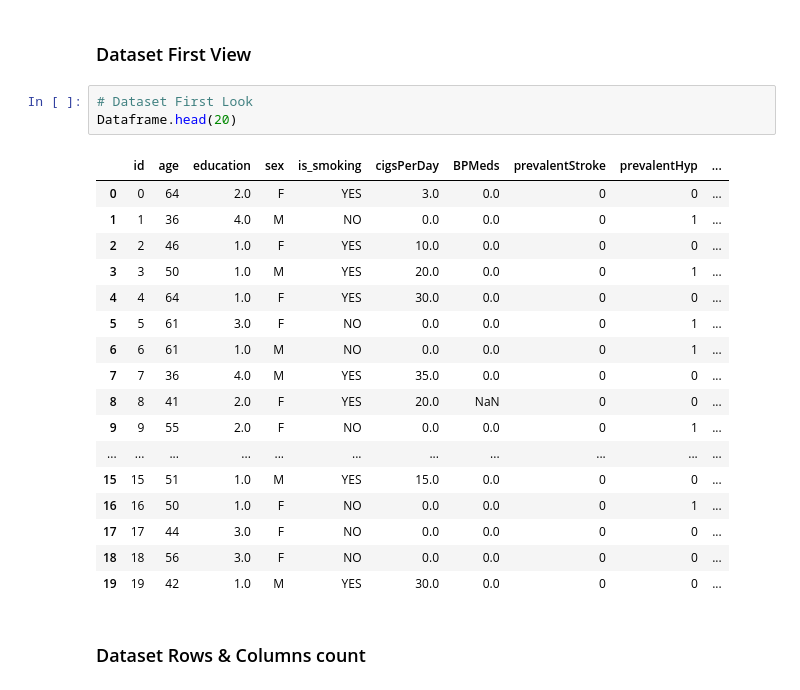
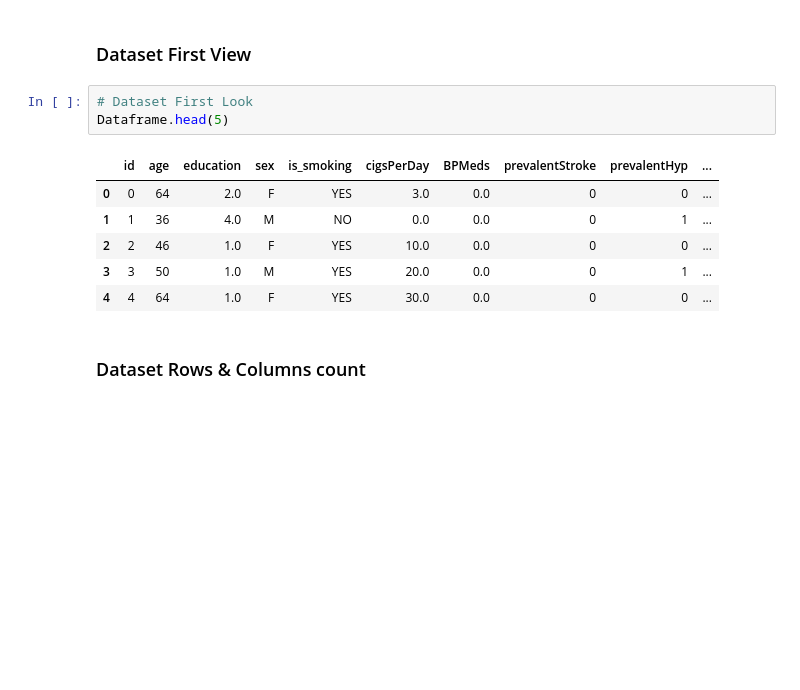
Before and after one commit to Sairam307/ML-Cardiovascular-Risk-Prediction, a Jupyter notebook: Cardiovascular_Risk_Prediction_ML_classification_.ipynb, the cells around one changed output. Cells and saved outputs as stored; diff of their text form; blank space fills up the shorter version.

```diff
--- a/Cardiovascular_Risk_Prediction_ML_classification_.ipynb
+++ b/Cardiovascular_Risk_Prediction_ML_classification_.ipynb
@@ -137,25 +137,14 @@ Dataframe =  pd.read_csv(file_path)
 ### Dataset First View
 # %%
 # Dataset First Look
-Dataframe.head(20)
+Dataframe.head(5)
 # %% [output]
 |  | id | age | education | sex | is_smoking | cigsPerDay | BPMeds | prevalentStroke | prevalentHyp | ... |
 | 0 | 0 | 64 | 2.0 | F | YES | 3.0 | 0.0 | 0 | 0 | ... |
 | 1 | 1 | 36 | 4.0 | M | NO | 0.0 | 0.0 | 0 | 1 | ... |
 | 2 | 2 | 46 | 1.0 | F | YES | 10.0 | 0.0 | 0 | 0 | ... |
 | 3 | 3 | 50 | 1.0 | M | YES | 20.0 | 0.0 | 0 | 1 | ... |
 | 4 | 4 | 64 | 1.0 | F | YES | 30.0 | 0.0 | 0 | 0 | ... |
-| 5 | 5 | 61 | 3.0 | F | NO | 0.0 | 0.0 | 0 | 1 | ... |
-| 6 | 6 | 61 | 1.0 | M | NO | 0.0 | 0.0 | 0 | 1 | ... |
-| 7 | 7 | 36 | 4.0 | M | YES | 35.0 | 0.0 | 0 | 0 | ... |
-| 8 | 8 | 41 | 2.0 | F | YES | 20.0 | NaN | 0 | 0 | ... |
-| 9 | 9 | 55 | 2.0 | F | NO | 0.0 | 0.0 | 0 | 1 | ... |
-| ... | ... | ... | ... | ... | ... | ... | ... | ... | ... | ... |
-| 15 | 15 | 51 | 1.0 | M | YES | 15.0 | 0.0 | 0 | 0 | ... |
-| 16 | 16 | 50 | 1.0 | F | NO | 0.0 | 0.0 | 0 | 1 | ... |
-| 17 | 17 | 44 | 3.0 | F | NO | 0.0 | 0.0 | 0 | 0 | ... |
-| 18 | 18 | 56 | 3.0 | F | NO | 0.0 | 0.0 | 0 | 0 | ... |
-| 19 | 19 | 42 | 1.0 | M | YES | 30.0 | 0.0 | 0 | 0 | ... |
 # %% [markdown]
 ### Dataset Rows & Columns count
 # %%
```
Also changed, not shown: parts of 4 cells of this notebook.
